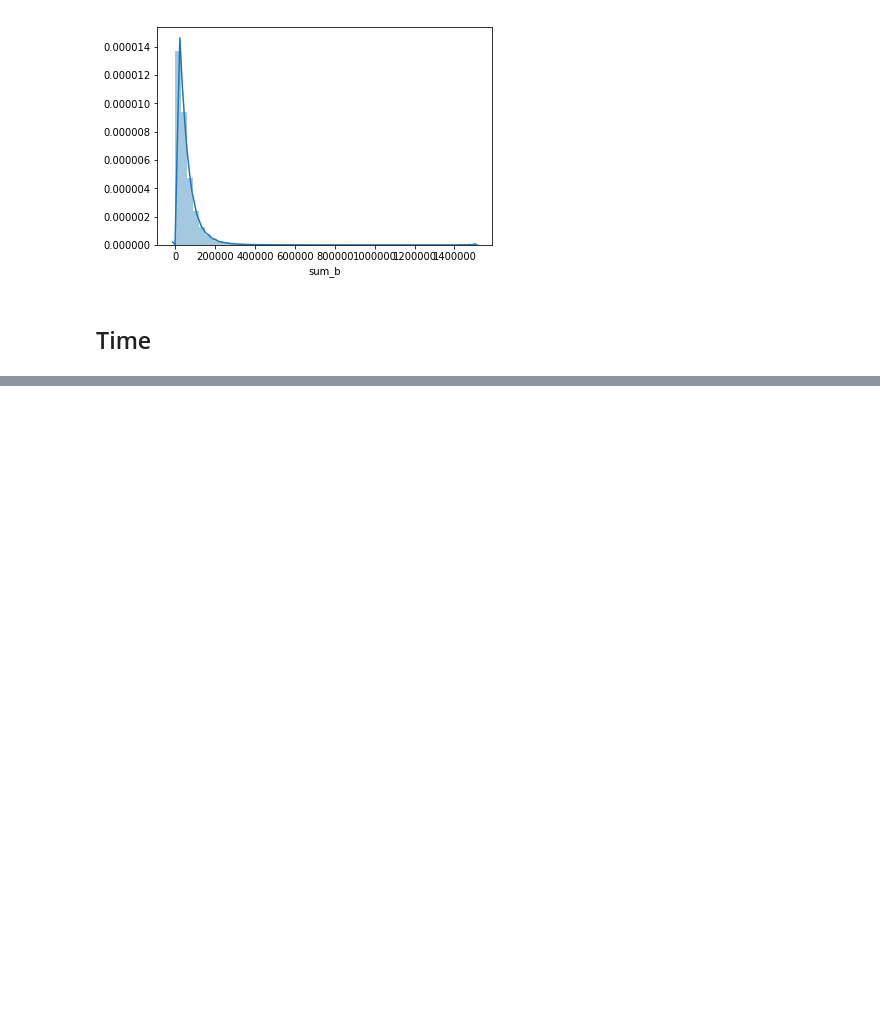
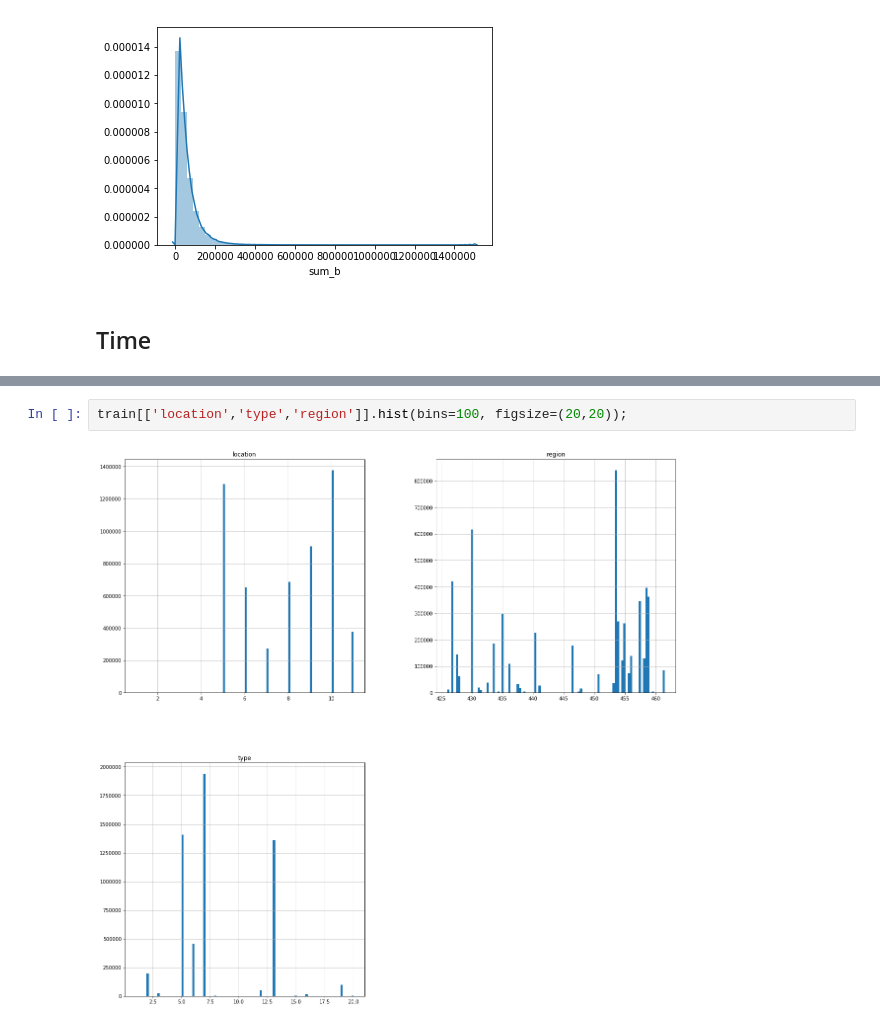
Before and after one commit to SokolovYaroslav/AIHack, a Jupyter notebook: Eda2.ipynb, the cells around one changed output, grey strips where cells are left out. Saved outputs shown, nothing was run; the diff lists cells and outputs as text; blank space fills up the shorter version.

```diff
--- a/Eda2.ipynb
+++ b/Eda2.ipynb
@@ -163,0 +177,4 @@ NameError: name 'train' is not defined
+# %%
+train[['location','type','region']].hist(bins=100, figsize=(20,20));
+# %% [output]
+[figure, added]
```
Also changed, not shown: parts of 9 cells of this notebook.
